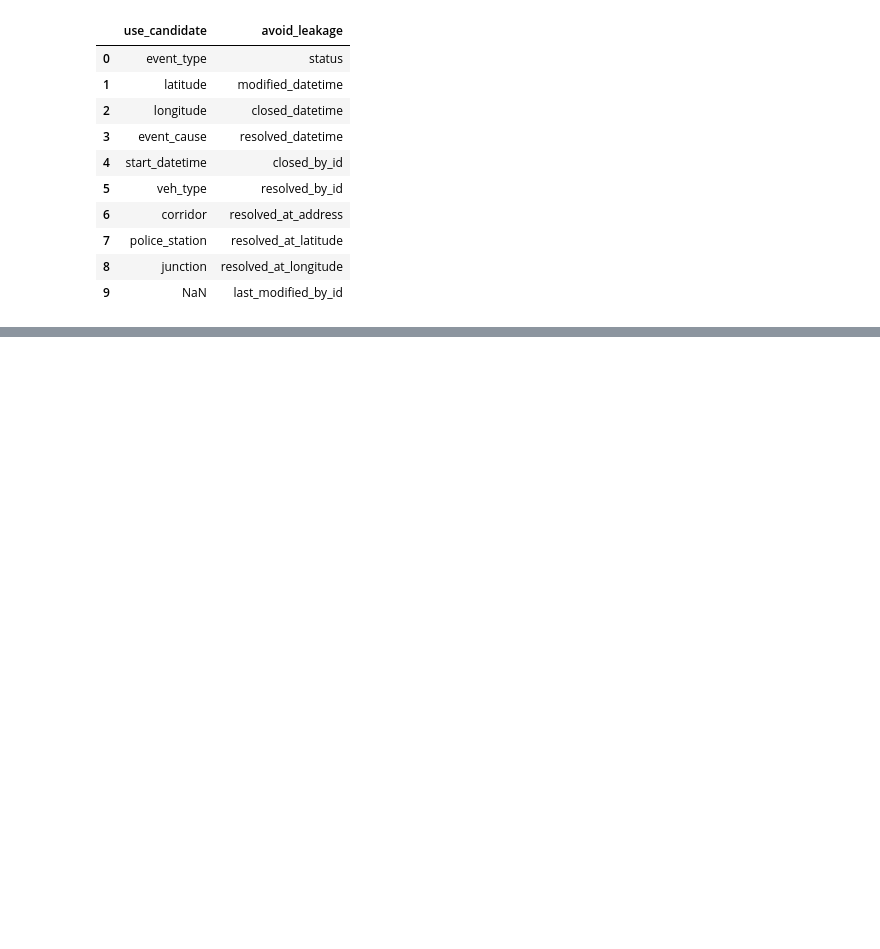
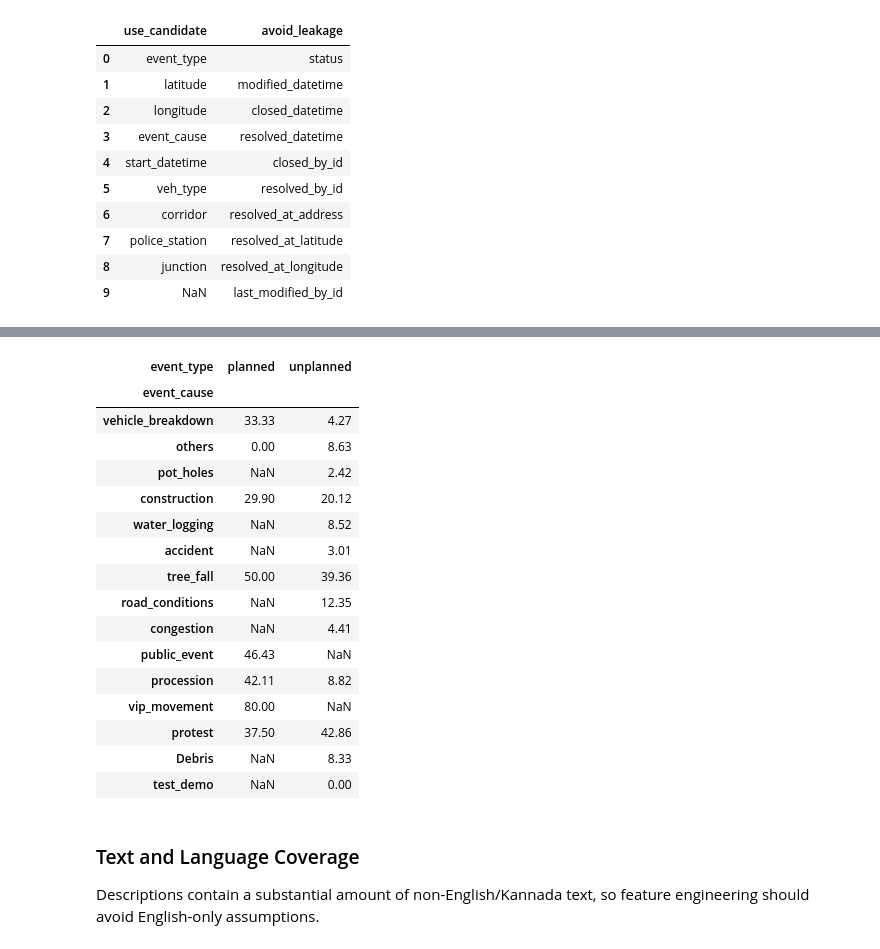
Before and after one commit to Tusshar08/GridLock_Phase2, a Jupyter notebook: notebooks/EDA/01_eda_astram_event_data.ipynb, the cells around one changed output, grey strips where cells are left out. Cells and saved outputs as stored; diff of their text form; code cells hidden in the pictures; blank space fills up the shorter version.

```diff
--- a/notebooks/EDA/01_eda_astram_event_data.ipynb
+++ b/notebooks/EDA/01_eda_astram_event_data.ipynb
@@ -417,0 +673,31 @@ pd.DataFrame({
+# %%
+closure_matrix = pd.crosstab(
+    df["event_cause"],
+    df["event_type"],
+    values=df["road_closure"],
+    aggfunc="mean",
+).mul(100).round(2)
+
+closure_matrix.loc[df["event_cause"].value_counts().head(15).index]
+# %% [output]
+| event_type | planned | unplanned |
+| event_cause |  |  |
+| vehicle_breakdown | 33.33 | 4.27 |
+| others | 0.00 | 8.63 |
+| pot_holes | NaN | 2.42 |
+| construction | 29.90 | 20.12 |
+| water_logging | NaN | 8.52 |
+| accident | NaN | 3.01 |
+| tree_fall | 50.00 | 39.36 |
+| road_conditions | NaN | 12.35 |
+| congestion | NaN | 4.41 |
+| public_event | 46.43 | NaN |
+| procession | 42.11 | 8.82 |
+| vip_movement | 80.00 | NaN |
+| protest | 37.50 | 42.86 |
+| Debris | NaN | 8.33 |
+| test_demo | NaN | 0.00 |
+# %% [markdown]
+### Text and Language Coverage
+
+Descriptions contain a substantial amount of non-English/Kannada text, so feature engineering should avoid English-only assumptions.
```
Also changed, not shown: parts of 16 cells of this notebook.
